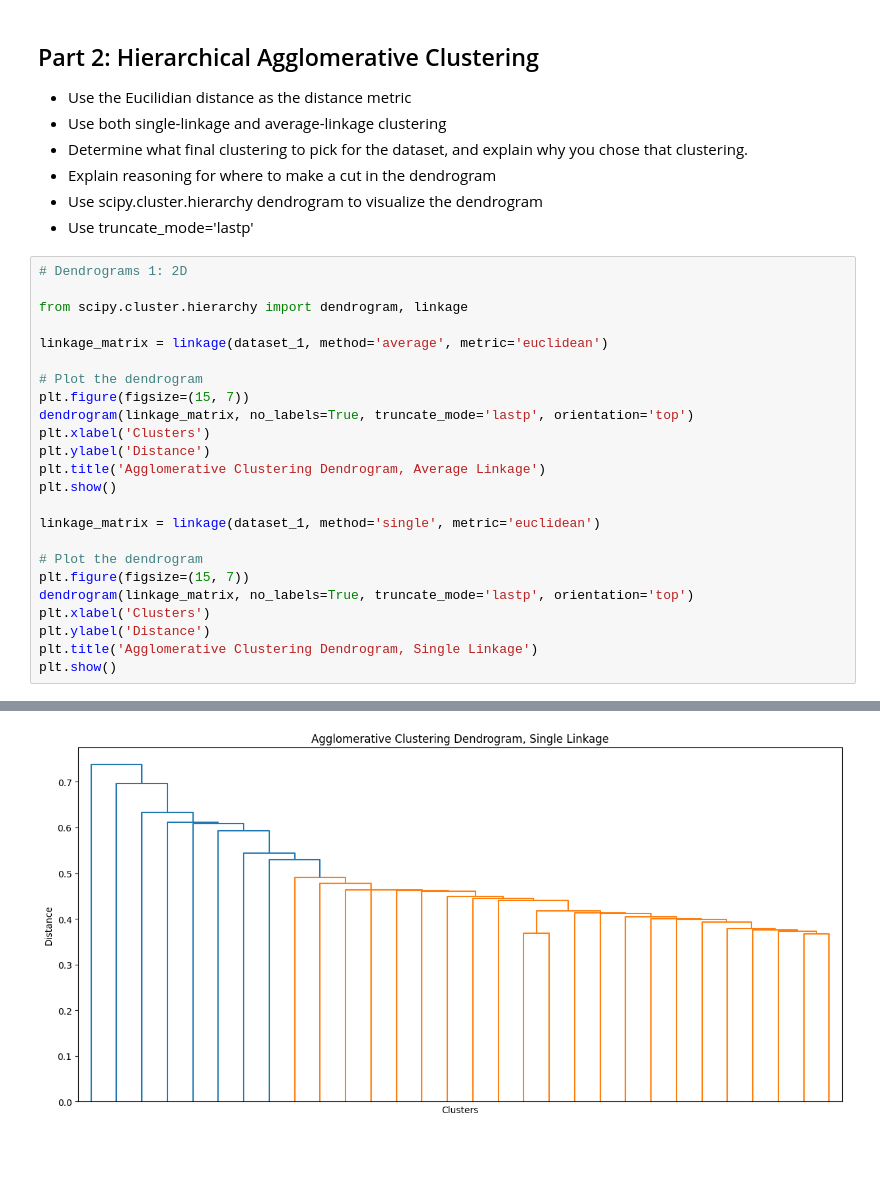
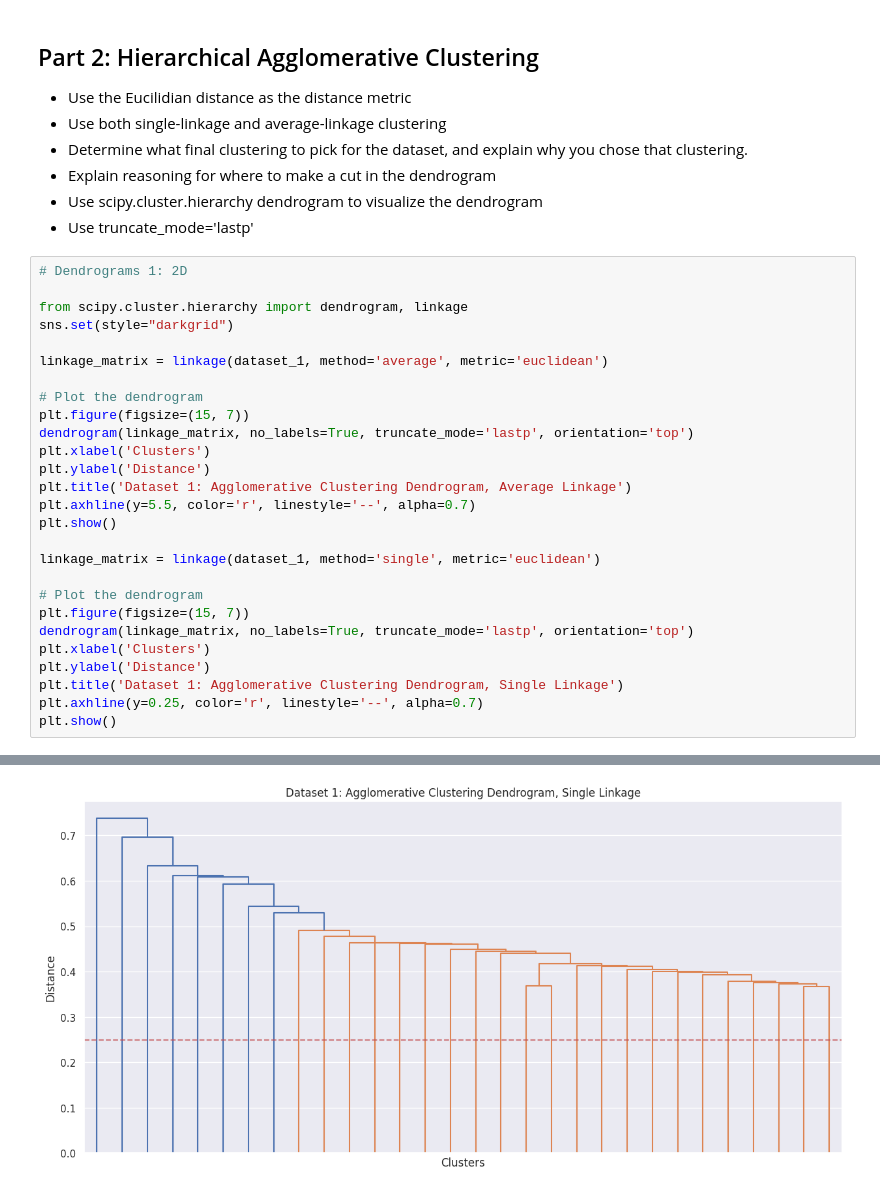
Before and after one commit to SeanMcAuliffe/data-mining, a Jupyter notebook: a3/code/a3.ipynb, the cells around one changed output, grey strips where cells are left out. Drawn from its saved outputs; the diff is of its cells as text; blank space fills up the shorter version.

```diff
--- a/a3/code/a3.ipynb
+++ b/a3/code/a3.ipynb
@@ -898,6 +901,7 @@ Cost: 111184.35
 # Dendrograms 1: 2D
 
 from scipy.cluster.hierarchy import dendrogram, linkage
+sns.set(style="darkgrid")
 
 linkage_matrix = linkage(dataset_1, method='average', metric='euclidean')
 
@@ -906,7 +910,8 @@ plt.figure(figsize=(15, 7))
 dendrogram(linkage_matrix, no_labels=True, truncate_mode='lastp', orientation='top')
 plt.xlabel('Clusters')
 plt.ylabel('Distance')
-plt.title('Agglomerative Clustering Dendrogram, Average Linkage')
+plt.title('Dataset 1: Agglomerative Clustering Dendrogram, Average Linkage')
+plt.axhline(y=5.5, color='r', linestyle='--', alpha=0.7)
 plt.show()
 
 linkage_matrix = linkage(dataset_1, method='single', metric='euclidean')
@@ -916,6 +921,7 @@ plt.figure(figsize=(15, 7))
 dendrogram(linkage_matrix, no_labels=True, truncate_mode='lastp', orientation='top')
 plt.xlabel('Clusters')
 plt.ylabel('Distance')
-plt.title('Agglomerative Clustering Dendrogram, Single Linkage')
+plt.title('Dataset 1: Agglomerative Clustering Dendrogram, Single Linkage')
+plt.axhline(y=0.25, color='r', linestyle='--', alpha=0.7)
 plt.show()
 # %% [output]
@@ -923,4 +929,4 @@ plt.show()
-[figure, old version]
+[figure, new version]
 # %%
 # Agglomerative Clustering 1: 2D
 
```
Also changed, not shown: parts of 12 cells of this notebook, 30 other files.
